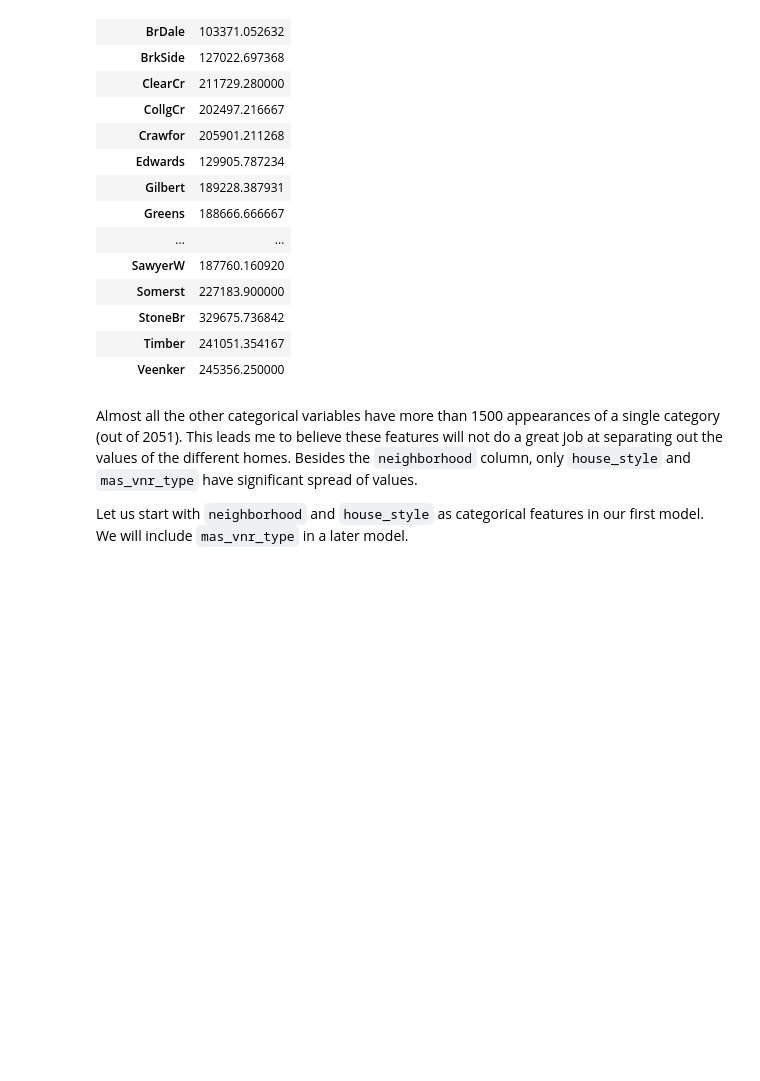
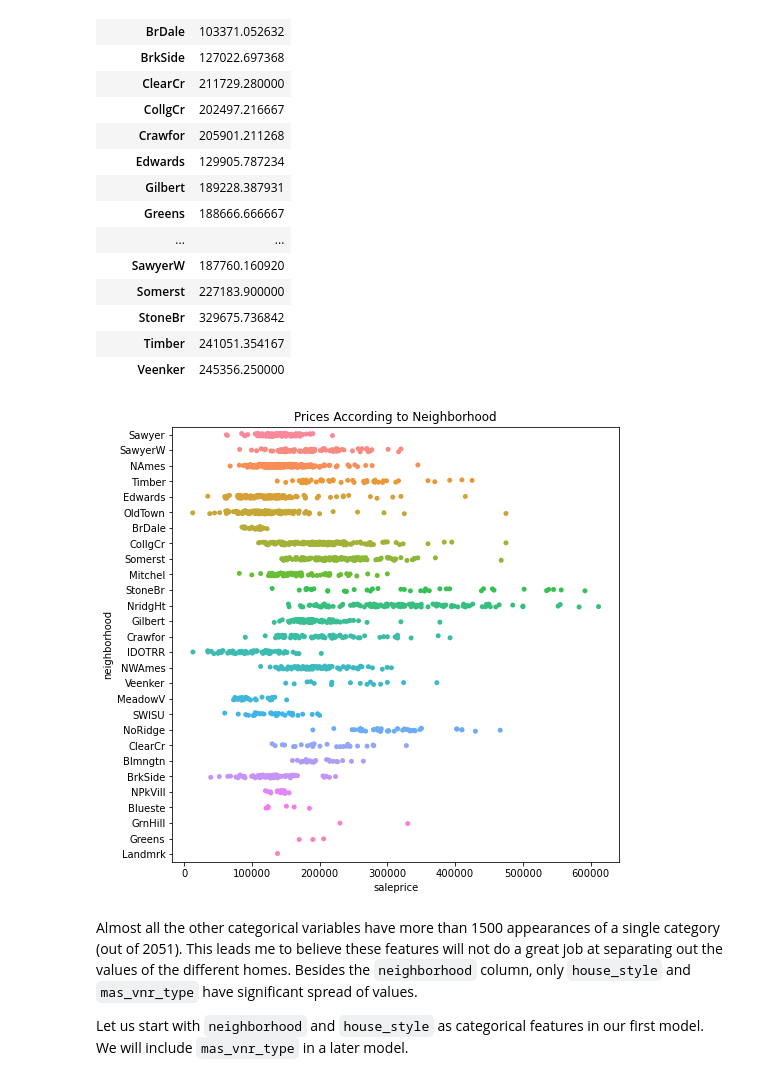
Before and after one commit to jguo052/Ames-Housing-Price-Regression, a Jupyter notebook: code/02_feature_selection_and_dummifying.ipynb, the cells around one changed output. Drawn from its saved outputs; the diff is of its cells as text; code cells hidden in the pictures; blank space fills up the shorter version.

```diff
--- a/code/02_feature_selection_and_dummifying.ipynb
+++ b/code/02_feature_selection_and_dummifying.ipynb
@@ -285,6 +299,11 @@ house.groupby('neighborhood')[['saleprice']].mean()
 | StoneBr | 329675.736842 |
 | Timber | 241051.354167 |
 | Veenker | 245356.250000 |
+# %%
+plt.figure(figsize = (8,8))
+sns.stripplot(x = 'saleprice', y = 'neighborhood', data = house, jitter = True).set(title = 'Prices According to Neighborhood' ,);
+# %% [output]
+[figure, added]
 # %% [markdown]
 Almost all the other categorical variables have more than 1500 appearances of a single category (out of 2051). This leads me to believe these features will not do a great job at separating out the values of the different homes. Besides the `neighborhood` column, only `house_style` and `mas_vnr_type` have significant spread of values.
 
```
Also changed, not shown: parts of 4 cells of this notebook, 7 other files.
